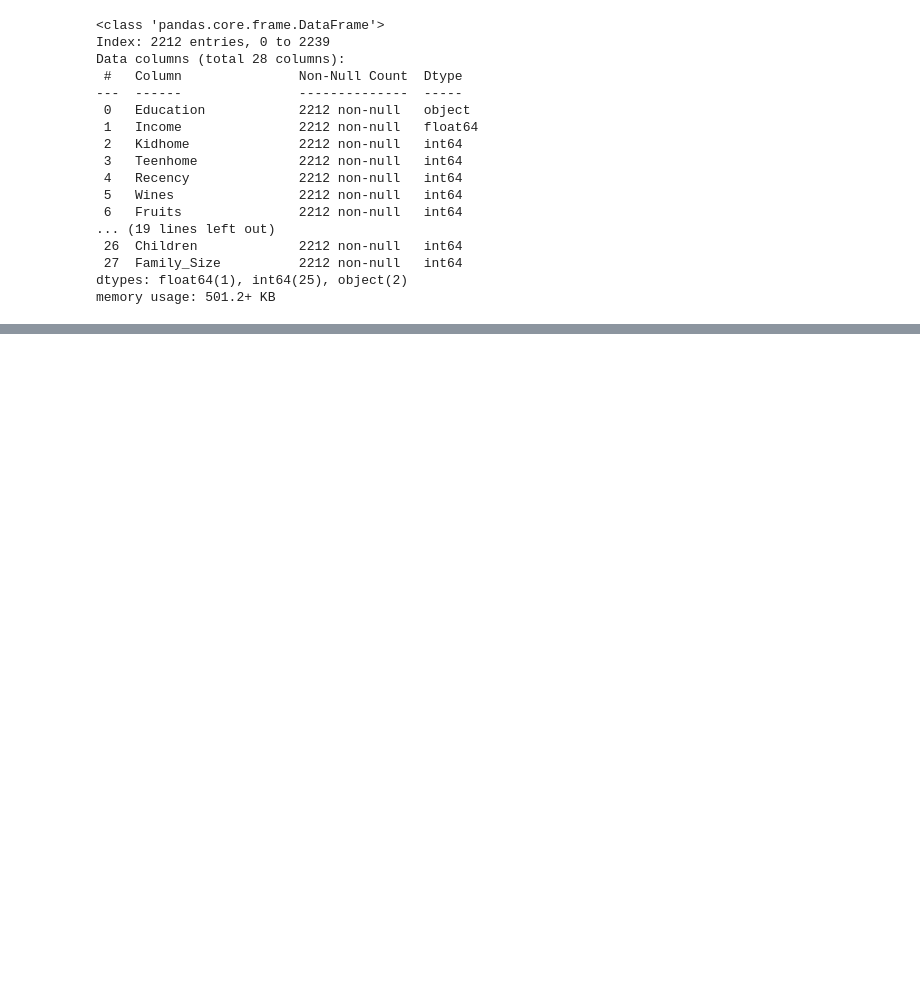
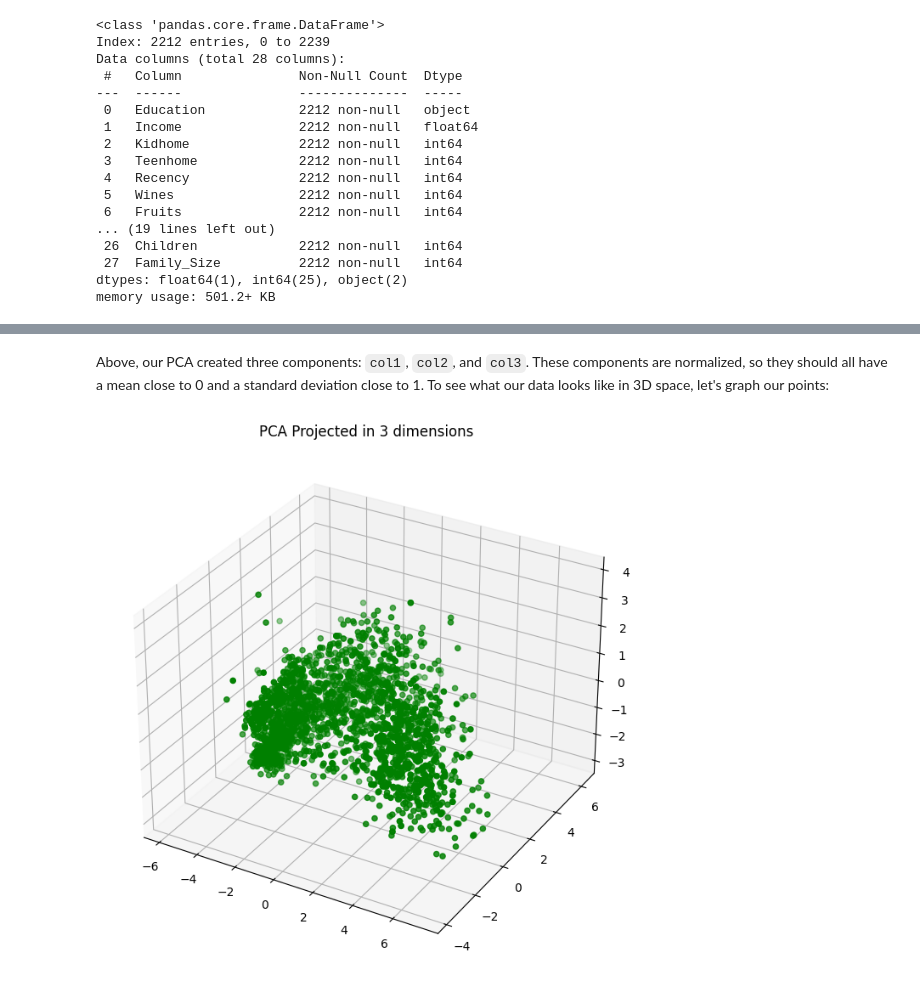
Before and after one commit to jahess150/AnalysisProjects, a Jupyter notebook: customer_personality_analysis.ipynb, the cells around one changed output, grey strips where cells are left out. Saved outputs shown, nothing was run; the diff lists cells and outputs as text; code cells hidden in the pictures; blank space fills up the shorter version.

Commit message:
Finished data preprocessing and PCA

```diff
--- a/customer_personality_analysis.ipynb
+++ b/customer_personality_analysis.ipynb
@@ -195,0 +217,13 @@ Now with our new features prepared and our data cleaned, we're ready to begin ou
+# %%
+from sklearn.preprocessing import StandardScaler
+
+# Create copy of DataFrame and drop variables about deals/promotions
+data_copy = data_cleaned.copy()
+cols_to_del = ['AcceptedCmp3', 'AcceptedCmp4', 'AcceptedCmp5', 'AcceptedCmp1', 'AcceptedCmp2', 'Complain', 'Response']
+data_copy = data_copy.drop(cols_to_del, axis = 1)
+
+# Scale each of the numeric variables with standard scaler
+scaler = StandardScaler()
+scaler.fit(data_copy)
+data_preprocessed = pd.DataFrame(scaler.transform(data_copy), columns = data_copy.columns)
+print("Numeric variables were successfully scaled.")
@@ -195,0 +238,10 @@ Now with our new features prepared and our data cleaned, we're ready to begin ou
+# %%
+from sklearn.decomposition import PCA
+
+# Initialize and fit PCA with 3 components
+pca = PCA(n_components = 3)
+pca.fit(data_preprocessed)
+
+# Transform the data and store it in a new DataFrame
+PCA_data = pd.DataFrame(pca.transform(data_preprocessed), columns=(['col1', 'col2', 'col3']))
+PCA_data.describe()
@@ -195,0 +258,18 @@ Now with our new features prepared and our data cleaned, we're ready to begin ou
+# %% [markdown]
+Above, our PCA created three components: `col1`, `col2`, and `col3`. These components are normalized, so they should all have a mean close to 0 and a standard deviation close to 1. To see what our data looks like in 3D space, let's graph our points:
+# %%
+from mpl_toolkits.mplot3d import Axes3D
+
+# Separate each component to its own axis
+x = PCA_data['col1']
+y = PCA_data['col2']
+z = PCA_data['col3']
+
+# Plot the data in 3D space
+fig = plt.figure(figsize=(10, 8))
+ax = fig.add_subplot(111, projection='3d')
+ax.scatter(x, y, z, c = 'green', marker = 'o')
+ax.set_title("PCA Projected in 3 dimensions")
+plt.show()
+# %% [output]
+[figure, added]
```
Also changed, not shown: parts of 7 cells of this notebook.
